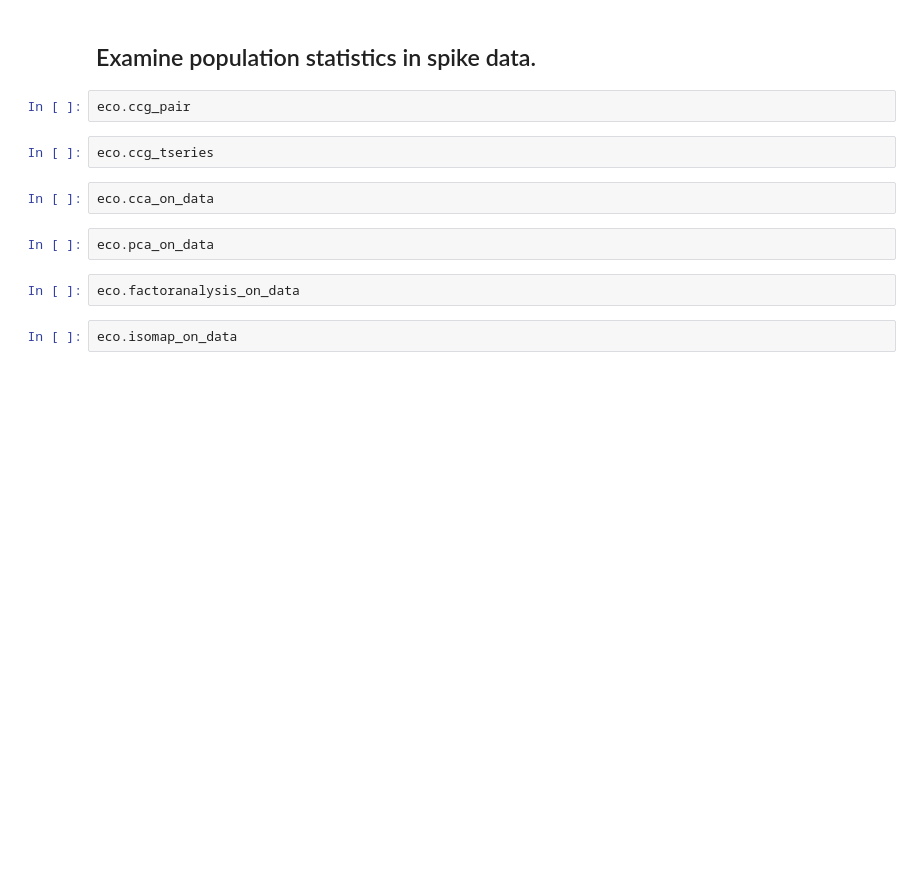
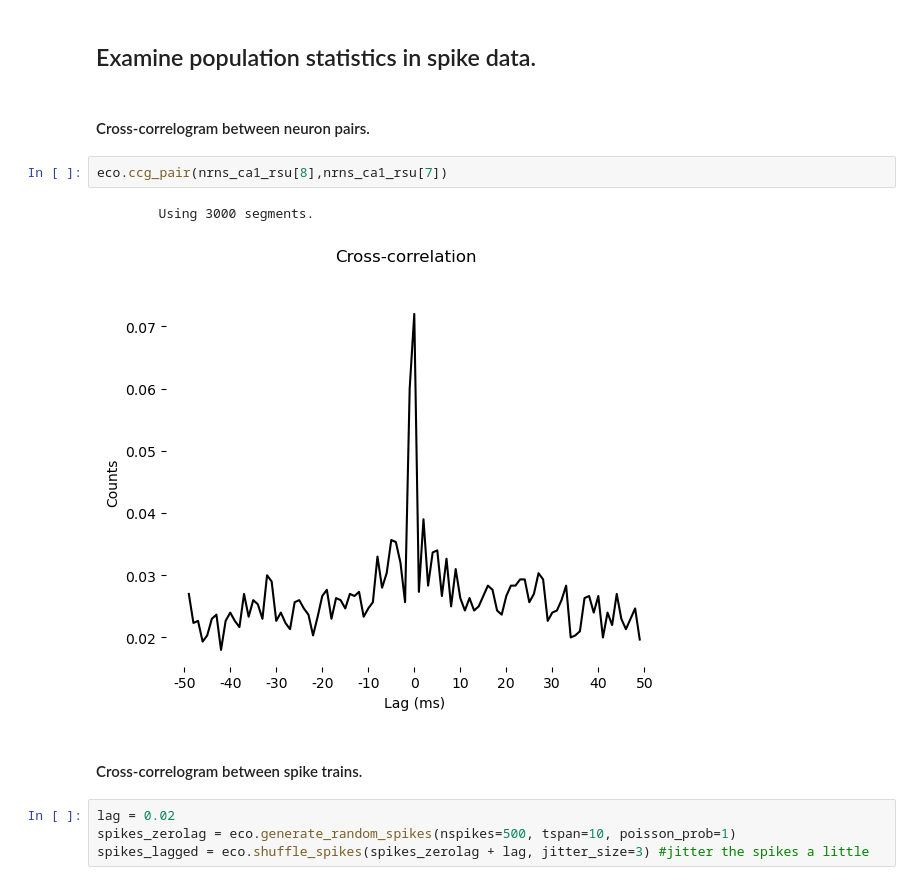
Before and after one commit to hengenlab/eccojams, a Jupyter notebook: tutorial/eccojams_tutorial.ipynb, the cells around one changed output. Drawn from its saved outputs; the diff is of its cells as text; blank space fills up the shorter version.

```diff
--- a/tutorial/eccojams_tutorial.ipynb
+++ b/tutorial/eccojams_tutorial.ipynb
@@ -271,14 +294,15 @@ plt.show()
 # %% [markdown]
 <h2 style="font-family:verdana">Examine population statistics in spike data.</h2>
+# %% [markdown]
+<h4 style="font-family:verdana">Cross-correlogram between neuron pairs.</h4>
 # %%
-eco.ccg_pair
+eco.ccg_pair(nrns_ca1_rsu[8],nrns_ca1_rsu[7])
+# %% [output]
+        Using 3000 segments.
+[figure, added]
-# %%
-eco.ccg_tseries
-# %%
-eco.cca_on_data
-# %%
-eco.pca_on_data
-# %%
-eco.factoranalysis_on_data
-# %%
-eco.isomap_on_data
+# %% [markdown]
+<h4 style="font-family:verdana">Cross-correlogram between spike trains.</h4>
+# %%
+lag = 0.02
+spikes_zerolag = eco.generate_random_spikes(nspikes=500, tspan=10, poisson_prob=1)
+spikes_lagged = eco.shuffle_spikes(spikes_zerolag + lag, jitter_size=3) #jitter the spikes a little
```
Also changed, not shown: parts of 47 cells of this notebook.
